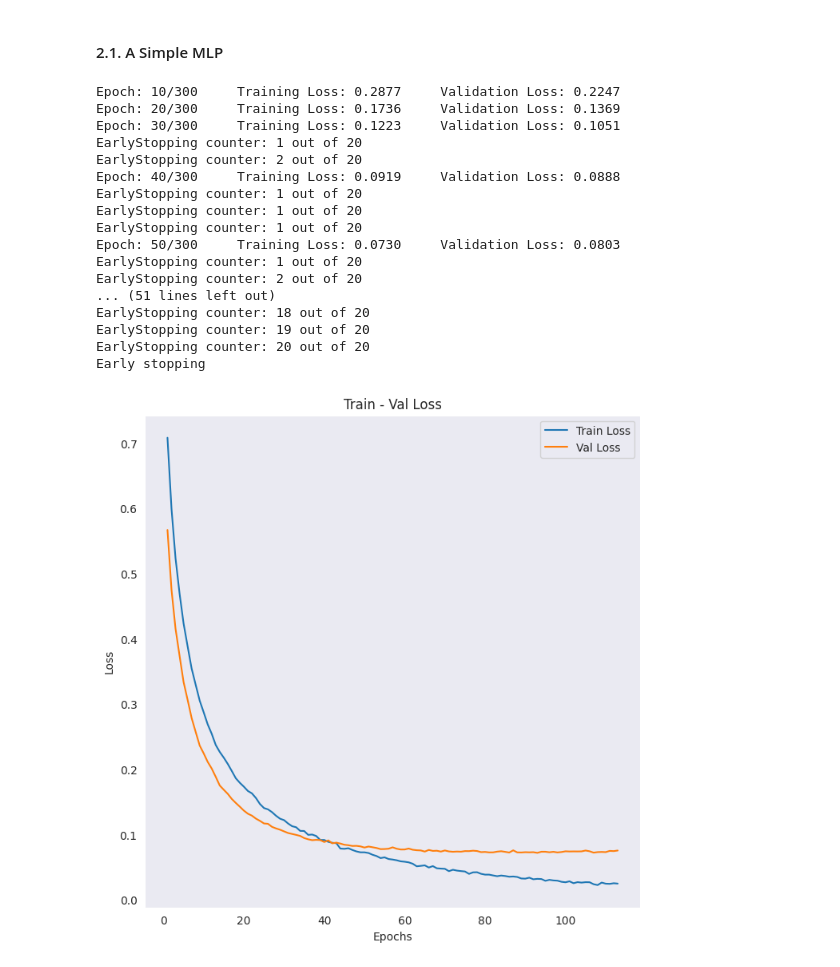
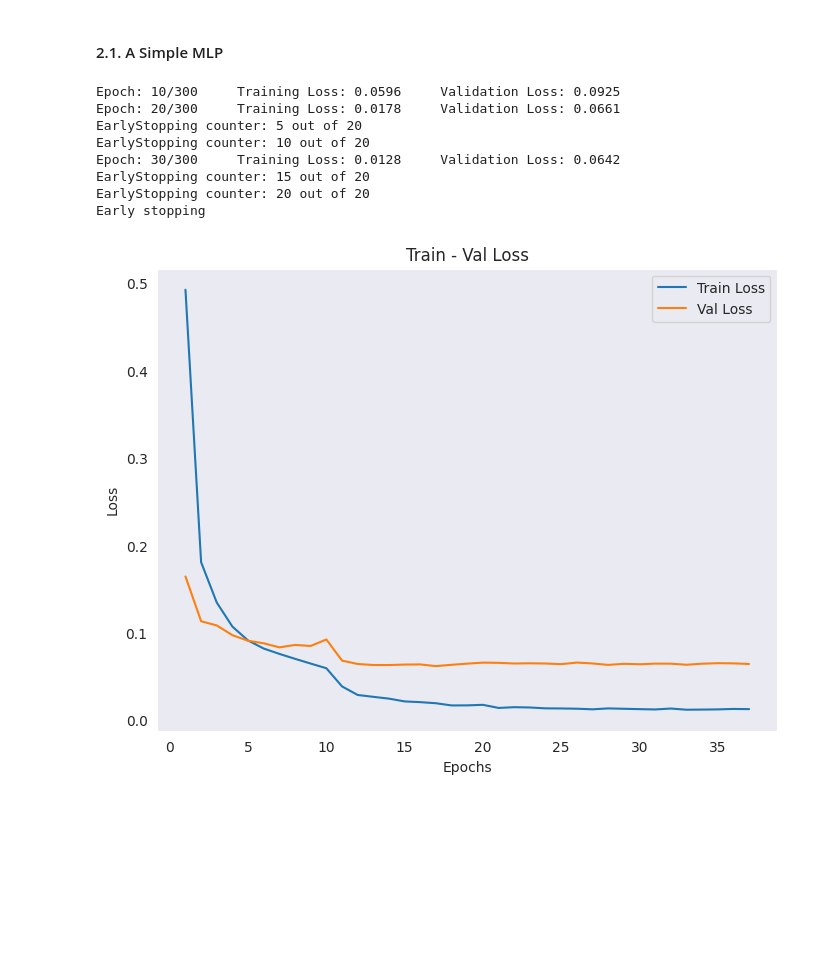
Before and after one commit to ChrisNick92/MnistDigitRecognizer, a Jupyter notebook: mainnotebook.ipynb, the cells around one changed output. Saved outputs shown, nothing was run; the diff lists cells and outputs as text; code cells hidden in the pictures; blank space fills up the shorter version.

```diff
--- a/mainnotebook.ipynb
+++ b/mainnotebook.ipynb
@@ -63,8 +63,8 @@ import torch.nn as nn
 from torch.utils.data import DataLoader
 
 device = "cuda" if torch.cuda.is_available() else "cpu"
-BATCH_SIZE = 64
-LR = 1e-5
+BATCH_SIZE = 128
+LR = 1e-3
 PATIENCE = 20
 loss_fn = nn.CrossEntropyLoss().to(device)
 EPOCHS = 300
@@ -74,30 +74,22 @@ train_dloader = DataLoader(mlp_dataset(X_train,y_train),
 test_dloader = DataLoader(mlp_dataset(X_test,y_test),batch_size=BATCH_SIZE)
 val_dloader = DataLoader(mlp_dataset(X_val, y_val), batch_size=BATCH_SIZE)
 # %%
-model = MLP().to(device)
+model = MLP(hidden_layers=[512,256,128,64]).to(device)
 # %%
 training_loop(model, train_dloader, val_dloader, epochs=EPOCHS, lr = LR,
-              loss_fn=loss_fn, regularization="L2", reg_lambda=1e-6, mod_epochs=10,
-              early_stopping=True, verbose=False, patience=PATIENCE, title = "MLP training")
+              loss_fn=loss_fn, regularization="L2", reg_lambda=1e-4, mod_epochs=10,
+              early_stopping=True, verbose=False, patience=PATIENCE, title = "MLP training",
+              scheduler_bool=True, model_name = "model1")
 # %% [output]
-Epoch: 10/300     Training Loss: 0.2877     Validation Loss: 0.2247
-Epoch: 20/300     Training Loss: 0.1736     Validation Loss: 0.1369
-Epoch: 30/300     Training Loss: 0.1223     Validation Loss: 0.1051
-EarlyStopping counter: 1 out of 20
-EarlyStopping counter: 2 out of 20
-Epoch: 40/300     Training Loss: 0.0919     Validation Loss: 0.0888
-EarlyStopping counter: 1 out of 20
-EarlyStopping counter: 1 out of 20
-EarlyStopping counter: 1 out of 20
-Epoch: 50/300     Training Loss: 0.0730     Validation Loss: 0.0803
-EarlyStopping counter: 1 out of 20
-EarlyStopping counter: 2 out of 20
-... (51 lines left out)
-EarlyStopping counter: 18 out of 20
-EarlyStopping counter: 19 out of 20
+Epoch: 10/300     Training Loss: 0.0596     Validation Loss: 0.0925
+Epoch: 20/300     Training Loss: 0.0178     Validation Loss: 0.0661
+EarlyStopping counter: 5 out of 20
+EarlyStopping counter: 10 out of 20
+Epoch: 30/300     Training Loss: 0.0128     Validation Loss: 0.0642
+EarlyStopping counter: 15 out of 20
 EarlyStopping counter: 20 out of 20
 Early stopping
-[figure, old version]
+[figure, new version]
 # %%
 from sklearn.metrics import classification_report
 
```
Also changed, not shown: parts of 31 cells of this notebook.
